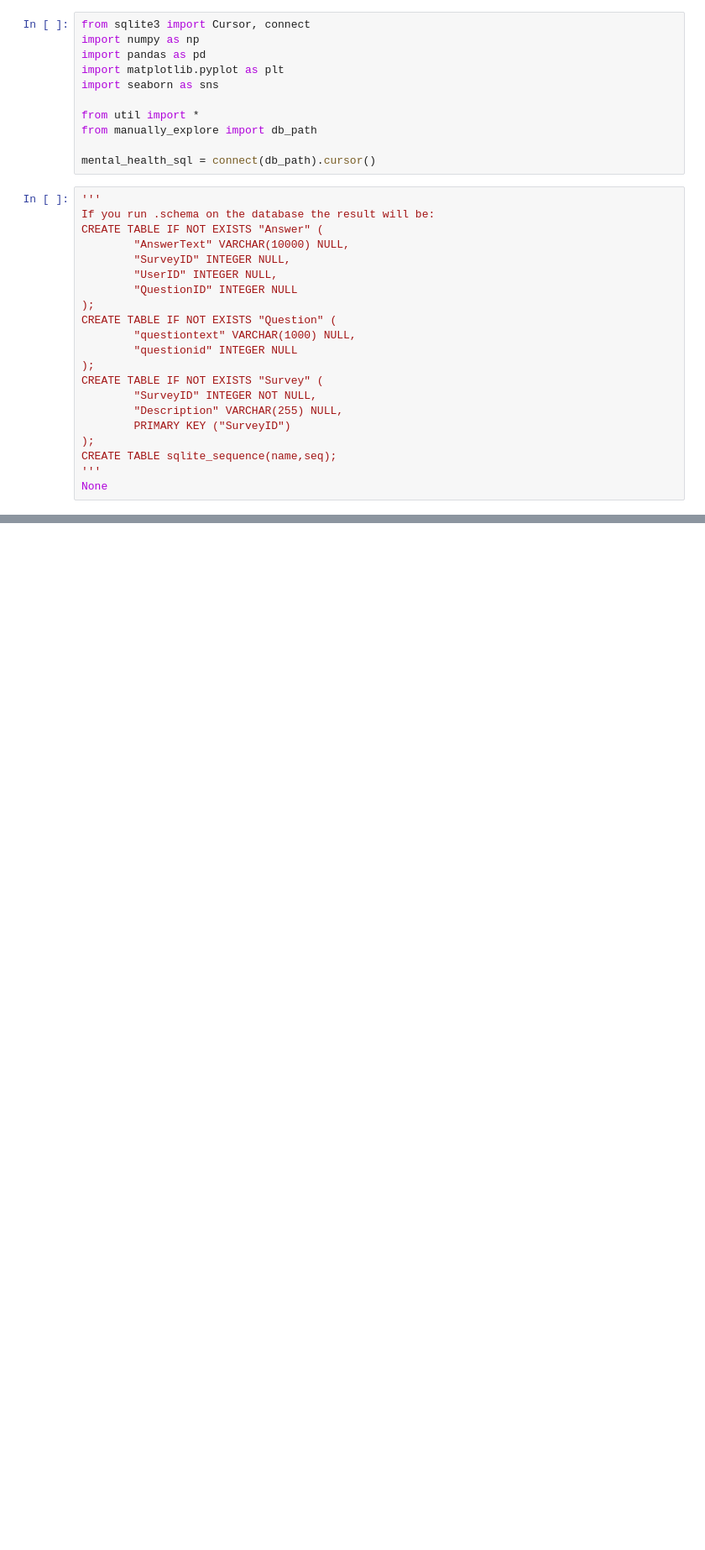
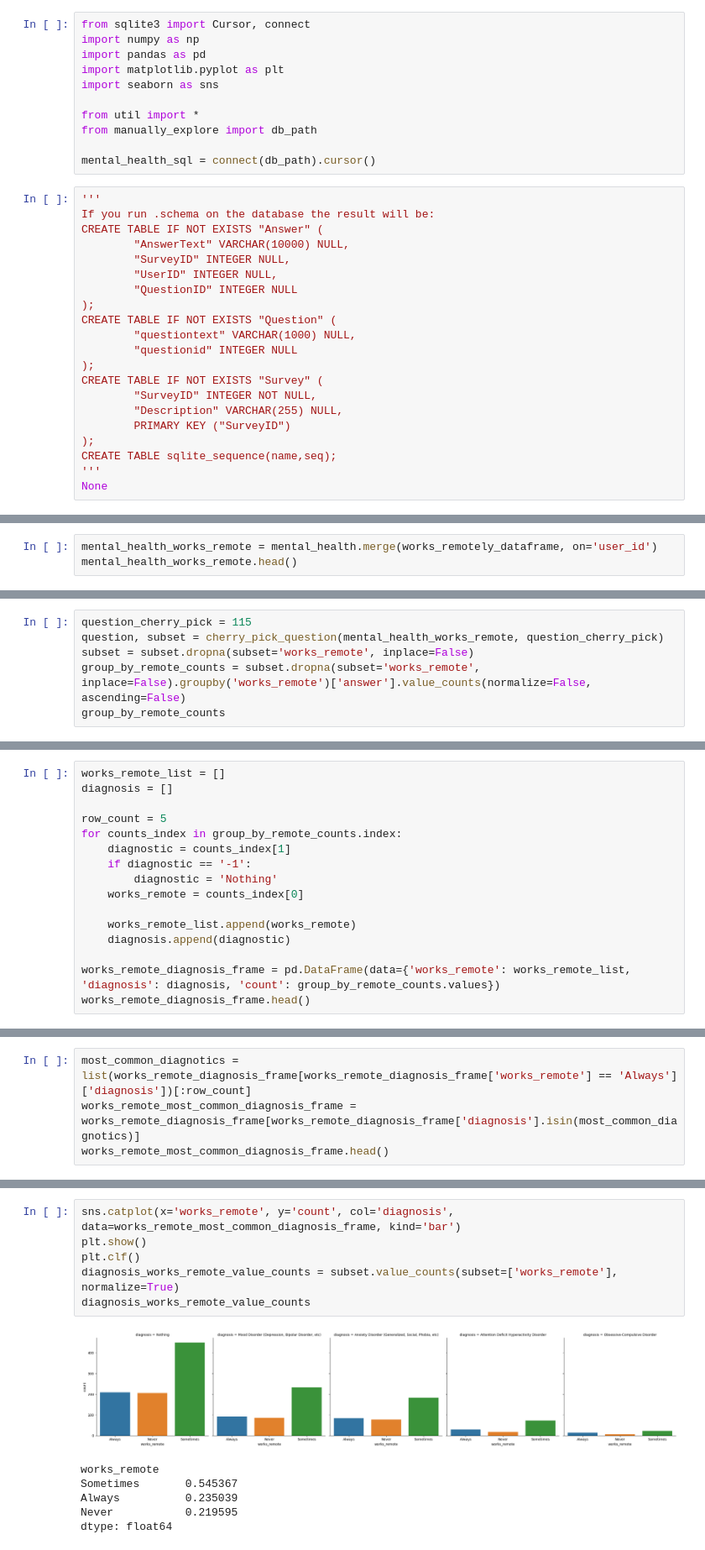
Before and after one commit to GGasset/MentalHealth, a Jupyter notebook: explore.ipynb, the cells around one changed output, grey strips where cells are left out. Shown: that part at 84% size. Cells and saved outputs as stored; diff of their text form; blank space fills up the shorter version.

```diff
--- a/explore.ipynb
+++ b/explore.ipynb
@@ -80,0 +167,3 @@ mental_health.iloc[-5:, :]
+# %%
+mental_health_works_remote = mental_health.merge(works_remotely_dataframe, on='user_id')
+mental_health_works_remote.head()
@@ -80,0 +177,6 @@ mental_health.iloc[-5:, :]
+# %%
+question_cherry_pick = 115
+question, subset = cherry_pick_question(mental_health_works_remote, question_cherry_pick)
+subset = subset.dropna(subset='works_remote', inplace=False)
+group_by_remote_counts = subset.dropna(subset='works_remote', inplace=False).groupby('works_remote')['answer'].value_counts(normalize=False, ascending=False)
+group_by_remote_counts
@@ -80,0 +197,16 @@ mental_health.iloc[-5:, :]
+# %%
+works_remote_list = []
+diagnosis = []
+
+row_count = 5
+for counts_index in group_by_remote_counts.index:
+    diagnostic = counts_index[1]
+    if diagnostic == '-1':
+        diagnostic = 'Nothing'
+    works_remote = counts_index[0]
+
+    works_remote_list.append(works_remote)
+    diagnosis.append(diagnostic)
+
+works_remote_diagnosis_frame = pd.DataFrame(data={'works_remote': works_remote_list, 'diagnosis': diagnosis, 'count': group_by_remote_counts.values})
+works_remote_diagnosis_frame.head()
@@ -80,0 +220,4 @@ mental_health.iloc[-5:, :]
+# %%
+most_common_diagnotics = list(works_remote_diagnosis_frame[works_remote_diagnosis_frame['works_remote'] == 'Always']['diagnosis'])[:row_count]
+works_remote_most_common_diagnosis_frame = works_remote_diagnosis_frame[works_remote_diagnosis_frame['diagnosis'].isin(most_common_diagnotics)]
+works_remote_most_common_diagnosis_frame.head()
@@ -80,0 +231,13 @@ mental_health.iloc[-5:, :]
+# %%
+sns.catplot(x='works_remote', y='count', col='diagnosis', data=works_remote_most_common_diagnosis_frame, kind='bar')
+plt.show()
+plt.clf()
+diagnosis_works_remote_value_counts = subset.value_counts(subset=['works_remote'], normalize=True)
+diagnosis_works_remote_value_counts
+# %% [output]
+[figure, added]
+works_remote
+Sometimes       0.545367
+Always          0.235039
+Never           0.219595
+dtype: float64
```
Also changed, not shown: parts of 24 cells of this notebook.
